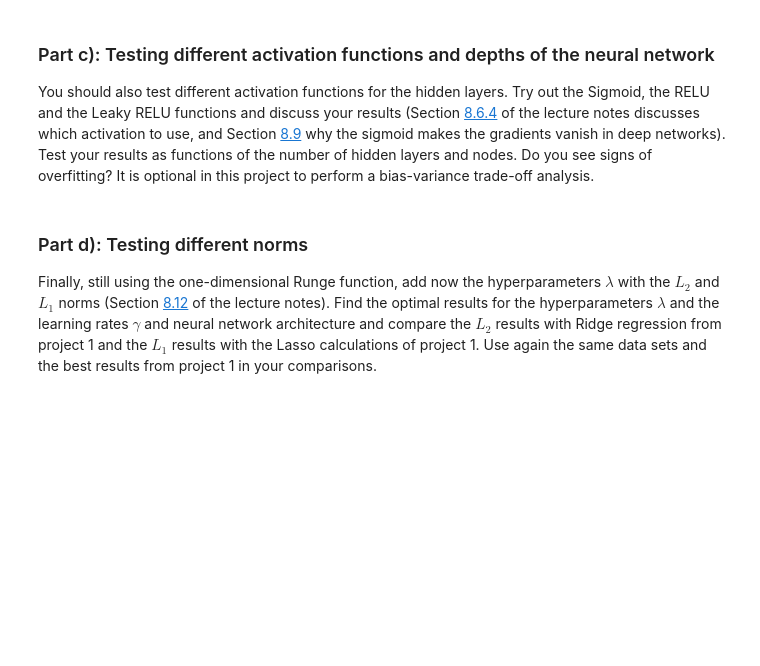
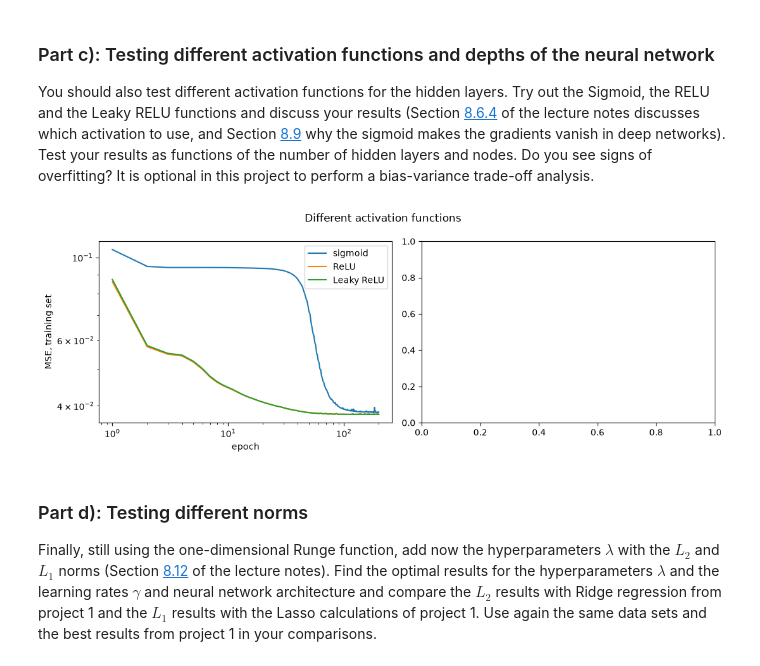
Before and after one commit to lukasMK01/FYS-STK4155, a Jupyter notebook: Project2.ipynb, the cells around one changed output. Saved outputs shown, nothing was run; the diff lists cells and outputs as text; code cells hidden in the pictures; blank space fills up the shorter version.

```diff
--- a/Project2.ipynb
+++ b/Project2.ipynb
@@ -150,6 +150,11 @@ def ReLU(z):
 def ReLU_der(z):
     return jnp.where(z > 0, 1.0, 0.0)
 
+def leaky_ReLU(z, a=0.01):
+    return jnp.where(z > 0, z, a * z)
+
+def leaky_ReLU_der(z, a=0.01):
+    return jnp.where(z > 0, 1.0, a)
 
 def sigmoid(z):
     return 1 / (1 + jnp.exp(-z))
@@ -741,6 +938,53 @@ SGD+momentum, 200 epochs  train accuracy 0.094   test accuracy 0.141
 You should also test different activation functions for the hidden layers. Try out the Sigmoid, the RELU and the Leaky RELU functions and discuss your results (Section [8.6.4](https://educationalmaterialuio.github.io/MachineLearningUiO/doc/LectureNotes/_build/html/chapter8.html#which-activation-should-we-use) of the lecture notes discusses which activation to use, and Section [8.9](https://educationalmaterialuio.github.io/MachineLearningUiO/doc/LectureNotes/_build/html/chapter8.html#vanishing-and-exploding-gradients) why the sigmoid makes the gradients vanish in deep networks). Test your results as functions of the number of hidden layers and nodes. Do you see signs of overfitting? It is optional in this project to perform a bias-variance trade-off analysis.
 # %%
 # Your code for part c) here
+
+""" INPUT choices"""
+layers0 = init_layers([1, 50, 1], seed=2026)
+
+activation_funcs = [sigmoid,sigmoid]
+activation_ders = [sigmoid_der,sigmoid_der]
+""" end of INPUT"""
+
+layers_sig, hist_sig = train(layers0, x_tr, y_tr, x_te, y_te, step="adam", gamma=0.01,  epochs=200, batch_size=15)
+
+
+""" INPUT choices"""
+activation_funcs = [ReLU,sigmoid]
+activation_ders = [ReLU_der,sigmoid_der]
+""" end of INPUT"""
+
+layers_relu, hist_relu = train(layers0, x_tr, y_tr, x_te, y_te, step="adam", gamma=0.01,  epochs=200, batch_size=15)
+
+
+""" INPUT choices"""
+activation_funcs = [leaky_ReLU,sigmoid]
+activation_ders = [leaky_ReLU_der,sigmoid_der]
+""" end of INPUT"""
+
+layers_lrelu, hist_lrelu = train(layers0, x_tr, y_tr, x_te, y_te, step="adam", gamma=0.01,  epochs=200, batch_size=15)
+
+fig, (ax1, ax2) = plt.subplots(1, 2, figsize=(11, 4))
+ax1.plot(hist_sig[:, 0], hist_sig[:, 1], label="sigmoid")
+ax1.plot(hist_relu[:, 0], hist_relu[:, 1], label="ReLU")
+ax1.plot(hist_lrelu[:, 0], hist_lrelu[:, 1], label="Leaky ReLU")
+ax1.set_xlabel("epoch"); ax1.set_ylabel("MSE, training set"); ax1.set_xscale("log"); ax1.set_yscale("log"); ax1.legend()
+
+# ax2.plot(hist_gd[:, 0], hist_gd[:, 2])
+# # ax2.semilogy(hist_sgd[:, 0], hist_sgd[:, 2])
+# ax2.semilogy(hist_sgd1[:, 0], hist_sgd1[:, 2], label="SGD, optimiser_step, $M=15$, $\\gamma=0.001$, $\\beta=0.9$")
+# ax2.semilogy(hist_sgd2[:, 0], hist_sgd2[:, 2], label="SGD + momentum, optimiser_step, $M=15$, $\\gamma=0.01$, $\\beta=0.9$")
+# ax2.semilogy(hist_sgd3[:, 0], hist_sgd3[:, 2], label="SGD + adam, optimiser_step, $M=15$, $\\gamma=0.01$, $\\beta=0.9$")
+# ax2.legend()
+# ax2.set_xlabel("epoch")
+# ax2.set_ylabel("Diff to closed form, test set")
+# ax2.set_xscale("log")
+# # ax2.set_ylim(0, 0.4)
+fig.suptitle("Different activation functions")
+plt.tight_layout()
+plt.show()
+# %% [output]
+[figure, added]
 # %% [markdown]
 ### Part d): Testing different norms
 
```
Also changed, not shown: parts of 10 cells of this notebook.
